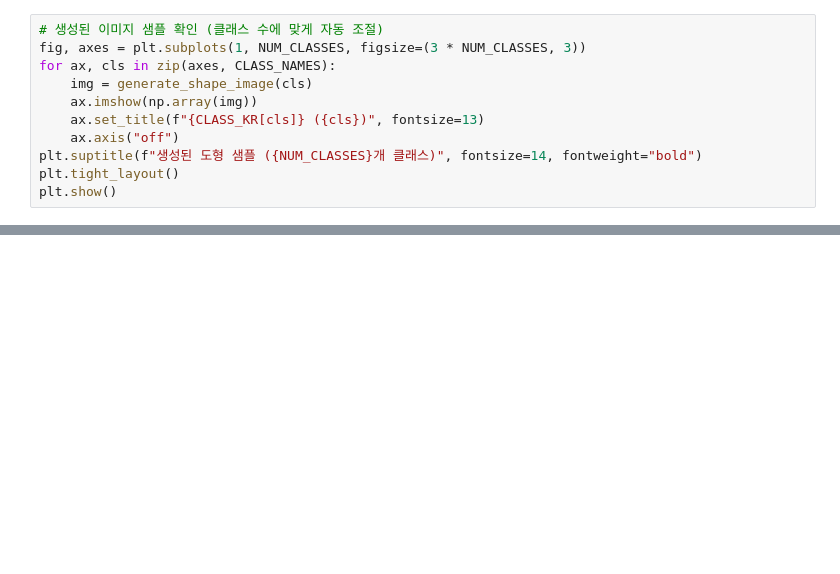
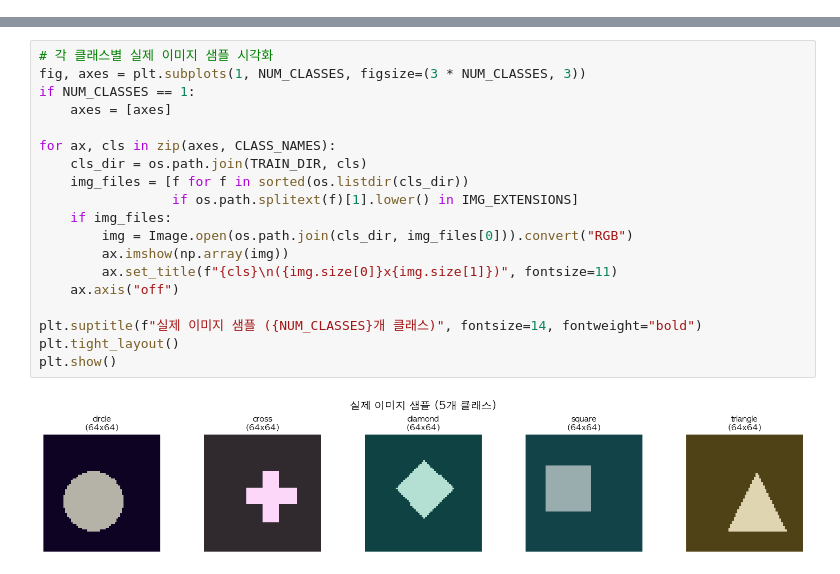
Before and after one commit to mystatsolve/CNN, a Jupyter notebook: cnn_image_classifier.ipynb, the cells around one changed output, grey strips where cells are left out. Saved outputs shown, nothing was run; the diff lists cells and outputs as text; blank space fills up the shorter version.

```diff
--- a/cnn_image_classifier.ipynb
+++ b/cnn_image_classifier.ipynb
@@ -166,11 +0,0 @@ create_dataset_on_disk(DATA_DIR, n_per_class=500)
-# %%
-# 생성된 이미지 샘플 확인 (클래스 수에 맞게 자동 조절)
-fig, axes = plt.subplots(1, NUM_CLASSES, figsize=(3 * NUM_CLASSES, 3))
-for ax, cls in zip(axes, CLASS_NAMES):
-    img = generate_shape_image(cls)
-    ax.imshow(np.array(img))
-    ax.set_title(f"{CLASS_KR[cls]} ({cls})", fontsize=13)
-    ax.axis("off")
-plt.suptitle(f"생성된 도형 샘플 ({NUM_CLASSES}개 클래스)", fontsize=14, fontweight="bold")
-plt.tight_layout()
-plt.show()
@@ -573,0 +114,21 @@ print("=" * 70)
+# %%
+# 각 클래스별 실제 이미지 샘플 시각화
+fig, axes = plt.subplots(1, NUM_CLASSES, figsize=(3 * NUM_CLASSES, 3))
+if NUM_CLASSES == 1:
+    axes = [axes]
+
+for ax, cls in zip(axes, CLASS_NAMES):
+    cls_dir = os.path.join(TRAIN_DIR, cls)
+    img_files = [f for f in sorted(os.listdir(cls_dir))
+                 if os.path.splitext(f)[1].lower() in IMG_EXTENSIONS]
+    if img_files:
+        img = Image.open(os.path.join(cls_dir, img_files[0])).convert("RGB")
+        ax.imshow(np.array(img))
+        ax.set_title(f"{cls}\n({img.size[0]}x{img.size[1]})", fontsize=11)
+    ax.axis("off")
+
+plt.suptitle(f"실제 이미지 샘플 ({NUM_CLASSES}개 클래스)", fontsize=14, fontweight="bold")
+plt.tight_layout()
+plt.show()
+# %% [output]
+[figure, added]
```
Also changed, not shown: parts of 42 cells of this notebook, 1 other file.
